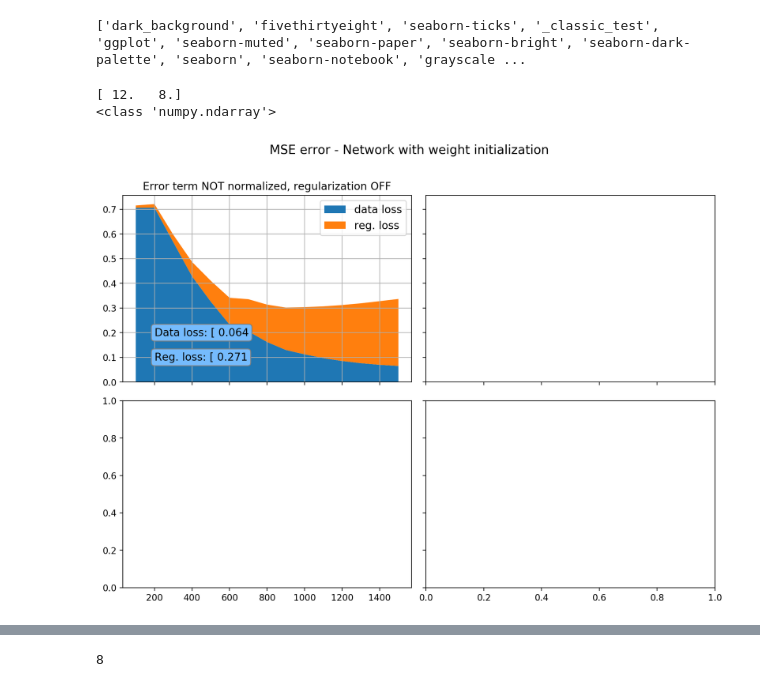
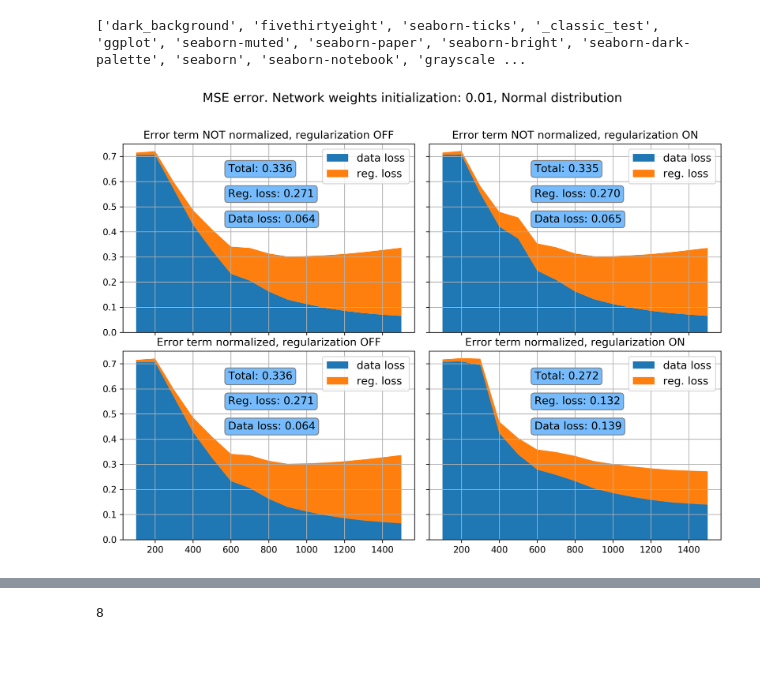
Before and after one commit to DKolmas/Python-Neural-Network, a Jupyter notebook: Network_building_blocks_v0.3.ipynb, the cells around one changed output, grey strips where cells are left out. Drawn from its saved outputs; the diff is of its cells as text; code cells hidden in the pictures; blank space fills up the shorter version.

Commit message:
MSE plot function is ready

```diff
--- a/Network_building_blocks_v0.3.ipynb
+++ b/Network_building_blocks_v0.3.ipynb
@@ -1256,7 +1342,7 @@ def plotMse(MseRecordDataCase1):
     ''' END ==============================='''
-# %%
-plotMse(track_error_term_not_div_w0_regOff)
-# %% [output]
-[ 12.   8.]
-<class 'numpy.ndarray'>
-[figure, removed]
+# %%
+plotMse(track_error_term_not_div_w0_regOff, track_error_term_not_div_w0_regOn,
+        track_error_term_div_w0_regOff, track_error_term_div_w0_regOn,
+        TitlePart1="0.01, Normal distribution", TrainData=True)
+# %% [output]
+[figure, added]
```
Also changed, not shown: parts of 7 cells of this notebook.
